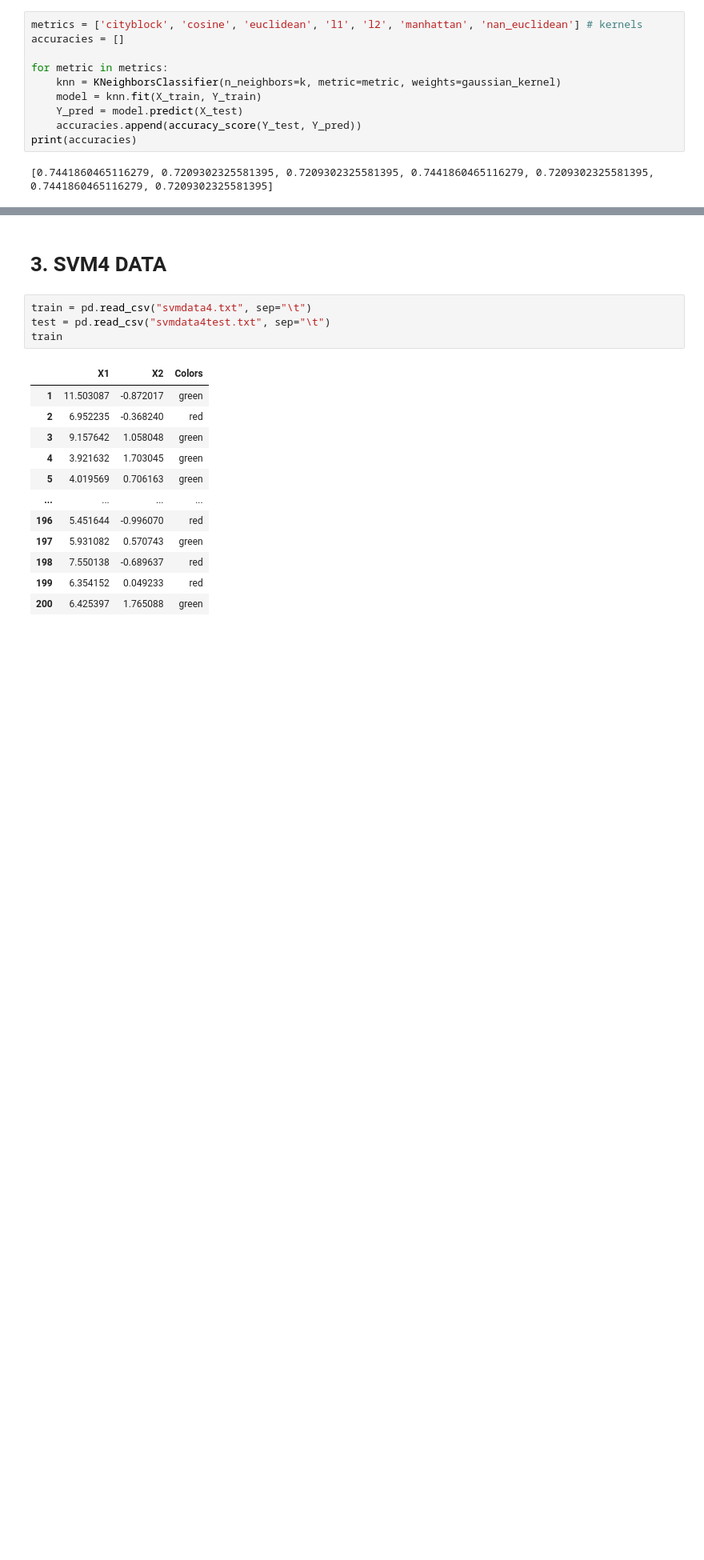
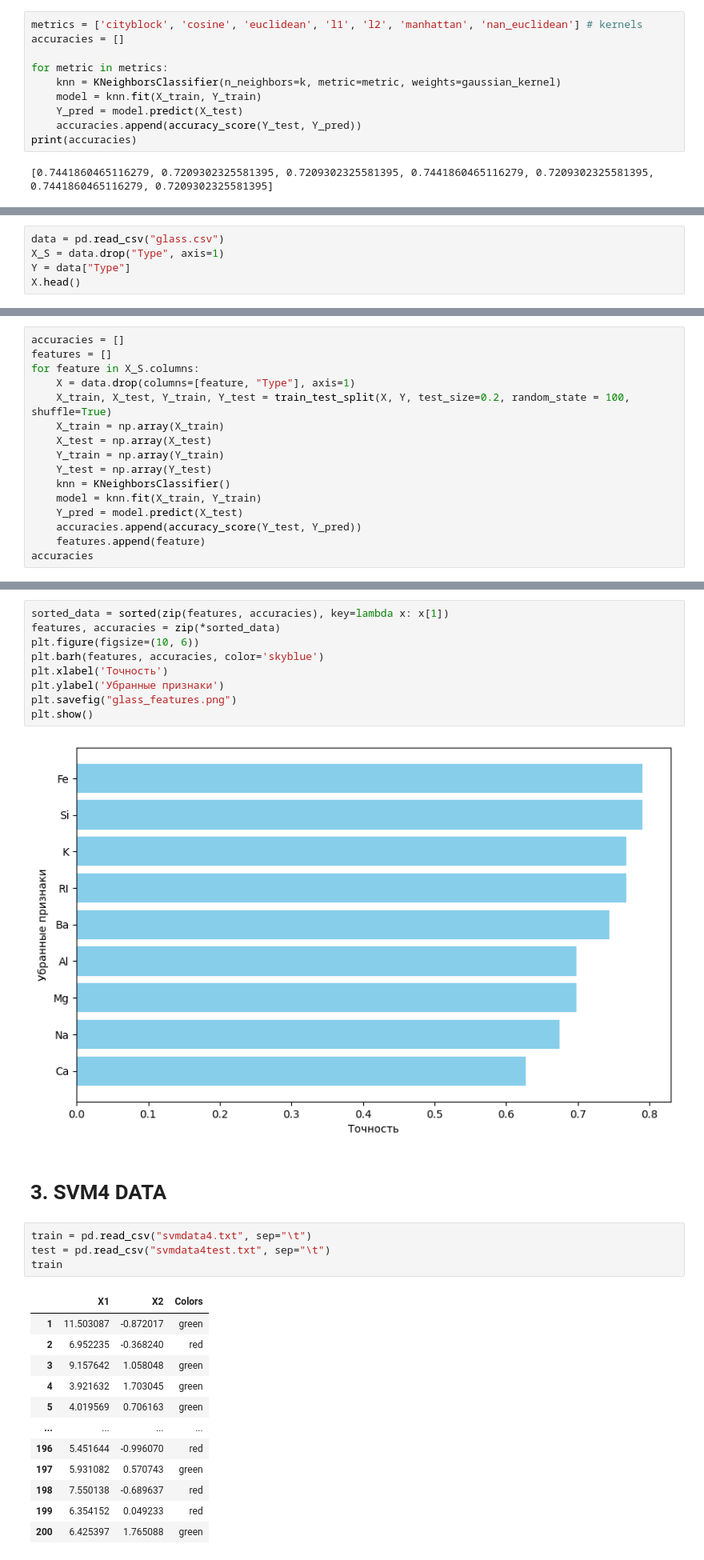
Before and after one commit to sleshworld/magistr_labs, a Jupyter notebook: 2_KNN/knn.ipynb, the cells around one changed output, grey strips where cells are left out. Shown at 80% size. Cells and saved outputs as stored; diff of their text form; blank space fills up the shorter version.

```diff
--- a/2_KNN/knn.ipynb
+++ b/2_KNN/knn.ipynb
@@ -352,0 +350,5 @@ plt.show()
+# %%
+data = pd.read_csv("glass.csv")
+X_S = data.drop("Type", axis=1)
+Y = data["Type"]
+X.head()
@@ -352,0 +366,16 @@ plt.show()
+# %%
+accuracies = []
+features = []
+for feature in X_S.columns:
+    X = data.drop(columns=[feature, "Type"], axis=1)
+    X_train, X_test, Y_train, Y_test = train_test_split(X, Y, test_size=0.2, random_state = 100, shuffle=True)
+    X_train = np.array(X_train)
+    X_test = np.array(X_test)
+    Y_train = np.array(Y_train)
+    Y_test = np.array(Y_test)
+    knn = KNeighborsClassifier()
+    model = knn.fit(X_train, Y_train)
+    Y_pred = model.predict(X_test)
+    accuracies.append(accuracy_score(Y_test, Y_pred))
+    features.append(feature)
+accuracies
@@ -353,3 +392,14 @@ plt.show()
+# %%
+sorted_data = sorted(zip(features, accuracies), key=lambda x: x[1])
+features, accuracies = zip(*sorted_data)
+plt.figure(figsize=(10, 6))
+plt.barh(features, accuracies, color='skyblue')
+plt.xlabel('Точность')
+plt.ylabel('Убранные признаки')
+plt.savefig("glass_features.png")
+plt.show()
+# %% [output]
+[figure, added]
 # %% [markdown]
 # 3. SVM4 DATA
 # %%
```
Also changed, not shown: parts of 19 cells of this notebook, 19 other files.
